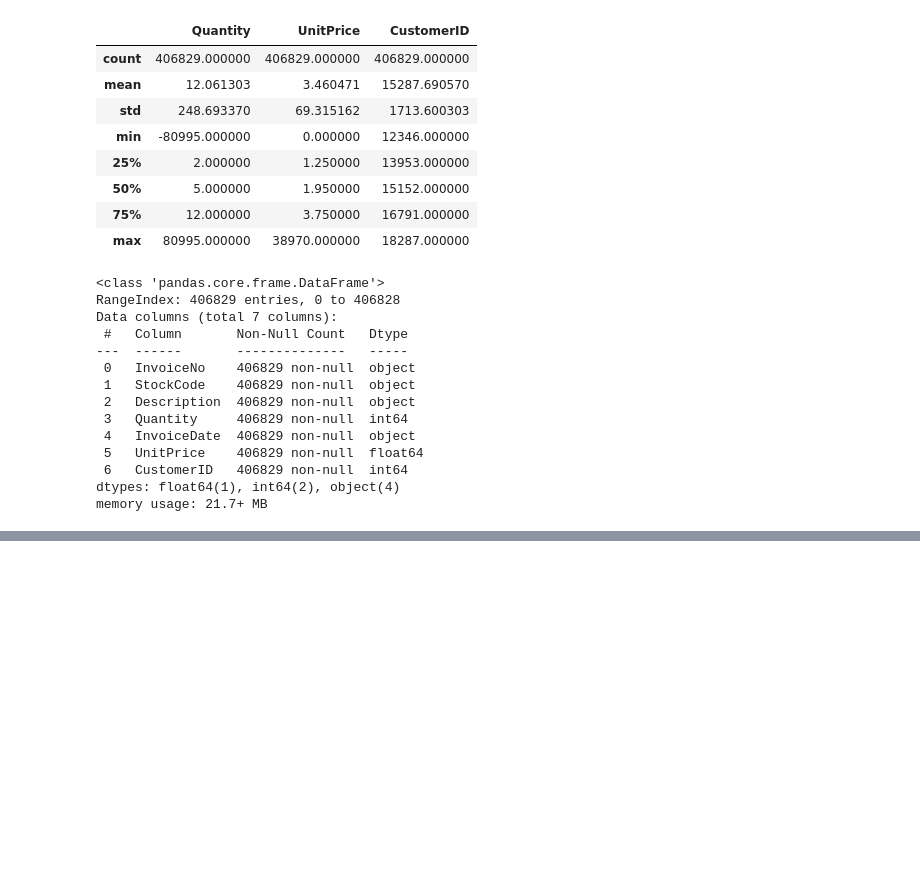
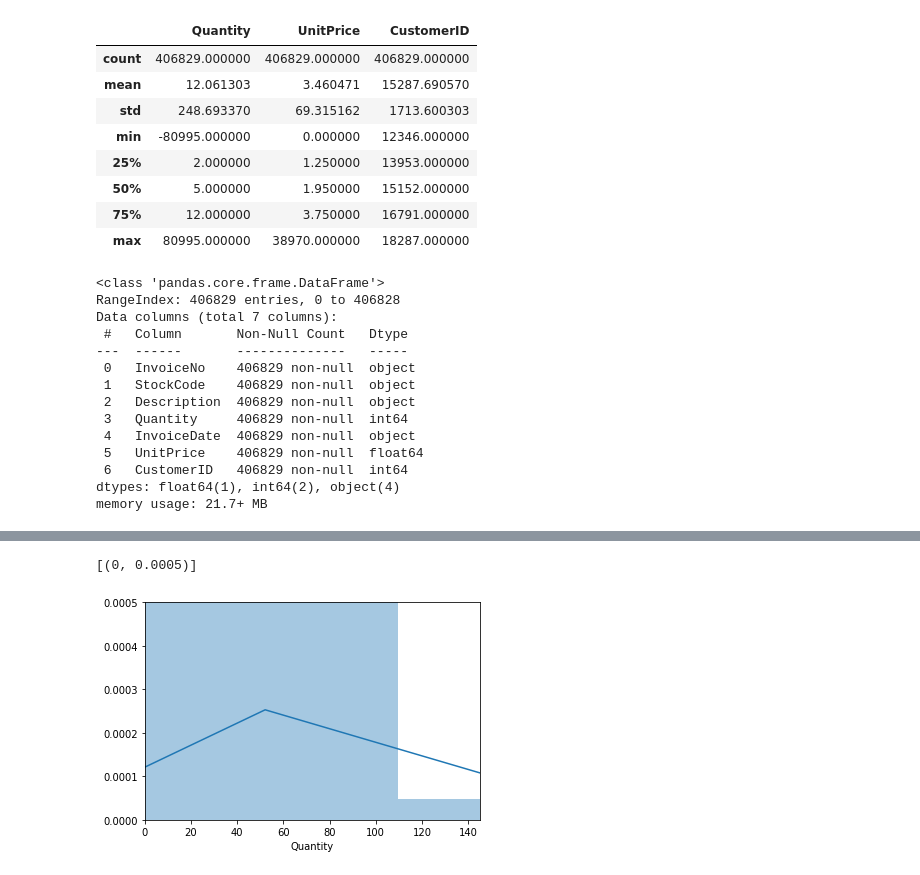
Before and after one commit to KStuartW/XeHack07, a Jupyter notebook: XeHack007.ipynb, the cells around one changed output, grey strips where cells are left out. Cells and saved outputs as stored; diff of their text form; code cells hidden in the pictures; blank space fills up the shorter version.

```diff
--- a/XeHack007.ipynb
+++ b/XeHack007.ipynb
@@ -75,0 +59,2 @@ df1.mean()
+# %%
+df2 = df1.mean()
@@ -75,0 +89,3 @@ df1.mean()
+# %%
+df2.reset_index(inplace=True)
+df2 = df2.rename(columns = {'index':'CustomerID'})
@@ -75,0 +101,9 @@ df1.mean()
+# %%
+plt.figure()
+
+a_plot = sns.distplot(df2['Quantity'])
+a_plot.set(xlim=(0, 145))
+a_plot.set(ylim=(0,0.0005))
+# %% [output]
+[(0, 0.0005)]
+[figure, added]
```
Also changed, not shown: parts of 5 cells of this notebook.
